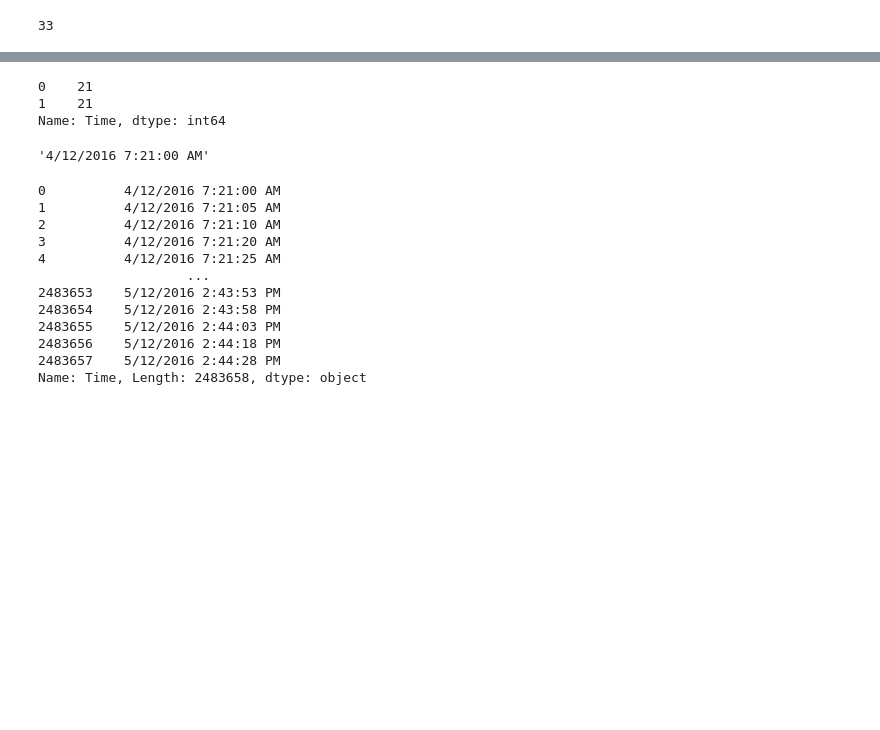
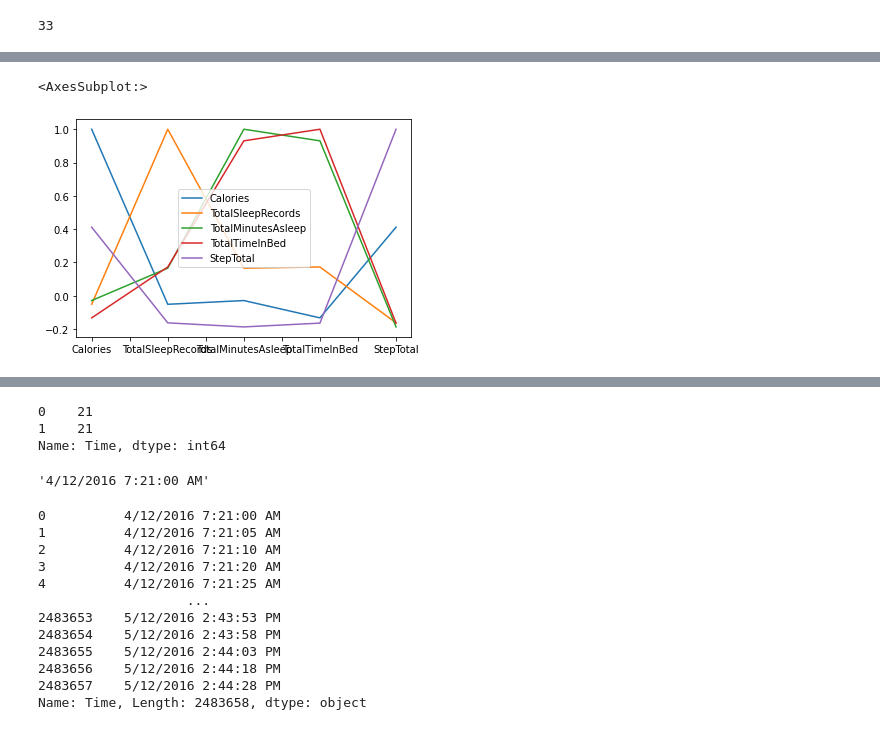
Before and after one commit to idangrady/DataAnalysisCourse, a Jupyter notebook: Idan/DataPre.ipynb, the cells around one changed output, grey strips where cells are left out. Cells and saved outputs as stored; diff of their text form; code cells hidden in the pictures; blank space fills up the shorter version.

```diff
--- a/Idan/DataPre.ipynb
+++ b/Idan/DataPre.ipynb
@@ -219,0 +225,5 @@ array([[           nan,            nan,            nan],
+# %%
+steps = read_file(data_csvs[3])
+steps.ActivityDay = pd.to_datetime(steps["ActivityDay"])
+steps.rename(columns={"ActivityDay": "Day"}, inplace=True)
+steps
@@ -219,0 +245,5 @@ array([[           nan,            nan,            nan],
+# %%
+calories = read_file(data_csvs[1])
+calories.ActivityDay = pd.to_datetime(calories['ActivityDay'])
+calories.rename(columns={"ActivityDay": "Day"}, inplace = True)
+calories
@@ -219,0 +267,5 @@ array([[           nan,            nan,            nan],
+# %%
+sleep = read_file(data_csvs[-2])
+sleep.SleepDay = pd.to_datetime(sleep['SleepDay'])
+sleep.rename(columns={"SleepDay": "Day"}, inplace=True)
+sleep.head()
@@ -219,0 +280,3 @@ array([[           nan,            nan,            nan],
+# %%
+meged_cl_sle =calories.merge(sleep, left_on=["Id","Day" ], right_on=["Id", "Day"])
+meged_cl_sle.drop(columns=["Id"], inplace= False).corr()
@@ -219,0 +289,6 @@ array([[           nan,            nan,            nan],
+# %%
+meged_cl_sle_steps =meged_cl_sle.merge(steps, left_on=["Id","Day" ], right_on=["Id", "Day"])
+meged_cl_sle_steps.drop(columns=["Id"], inplace= False).corr().plot()
+# %% [output]
+<AxesSubplot:>
+[figure, added]
```
Also changed, not shown: parts of 24 cells of this notebook.
